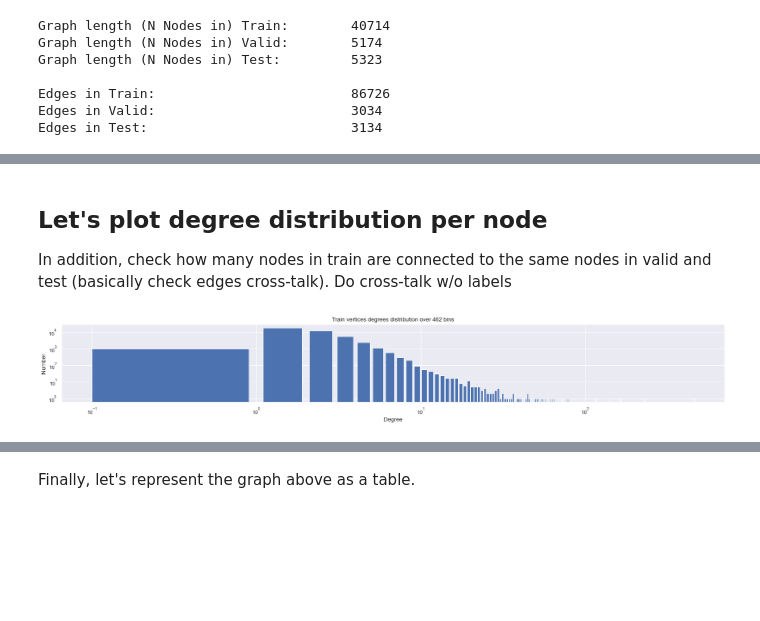
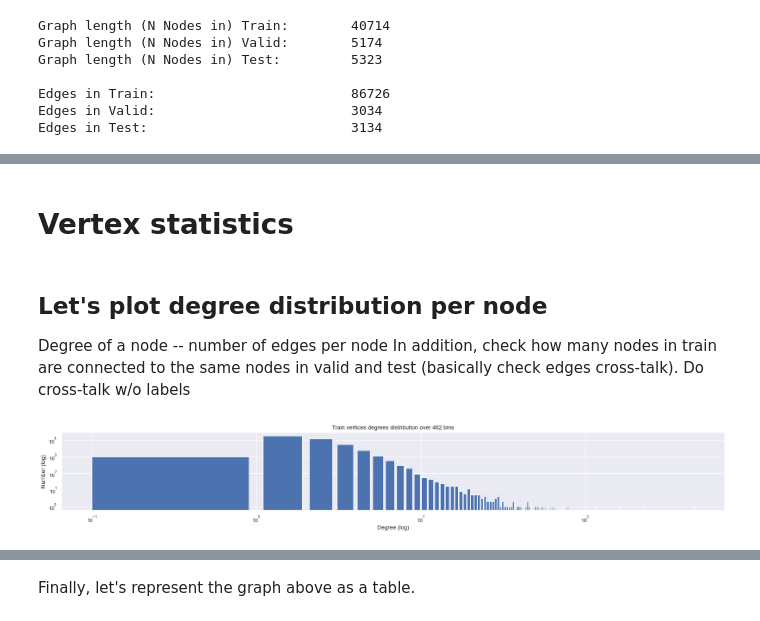
Before and after one commit to arreason/CategoryLearning, a Jupyter notebook: scripts/analyze_ds.ipynb, the cells around one changed output, grey strips where cells are left out. Drawn from its saved outputs; the diff is of its cells as text; code cells hidden in the pictures; blank space fills up the shorter version.

```diff
--- a/scripts/analyze_ds.ipynb
+++ b/scripts/analyze_ds.ipynb
@@ -234,5 +377,8 @@ Average out degree:   2.1301
+# %% [markdown]
+# Vertex statistics
 # %% [markdown]
 ## Let's plot degree distribution per node
+Degree of a node -- number of edges per node
 In addition, check how many nodes in train are connected to the same nodes in valid and test (basically check edges cross-talk).
 Do cross-talk w/o labels
 # %%
@@ -242,17 +388,17 @@ vertex_degrees_test = sorted([len(graph_test[node]) for node in graph_test], rev
 # %%
 slice_first = 0
 slice_last = -1
 bins=max(vertex_degrees_train[slice_first:slice_last])
 plt.figure(num=None, figsize=(25, 3), dpi=80, facecolor='w', edgecolor='k')
 plt.hist(vertex_degrees_train[slice_first:slice_last], bins=bins, rwidth=0.8)
 plt.title(f'Train vertices degrees distribution over {bins} bins')
-plt.xlabel('Degree')
-plt.ylabel('Number')
+plt.xlabel('Degree (log)')
+plt.ylabel('Number (log)')
 plt.yscale('log')
 plt.xscale('log')
 plt.show()
 # %% [output]
-[figure, old version]
+[figure, new version]
 # %% [markdown]
 It can be seen that histogram does not give a good overview, especially for all range of values.
 We have to either slice the list to cut off first ~10 largest, or to try to plot in log space.
```
Also changed, not shown: parts of 135 cells of this notebook, 5 other files.
